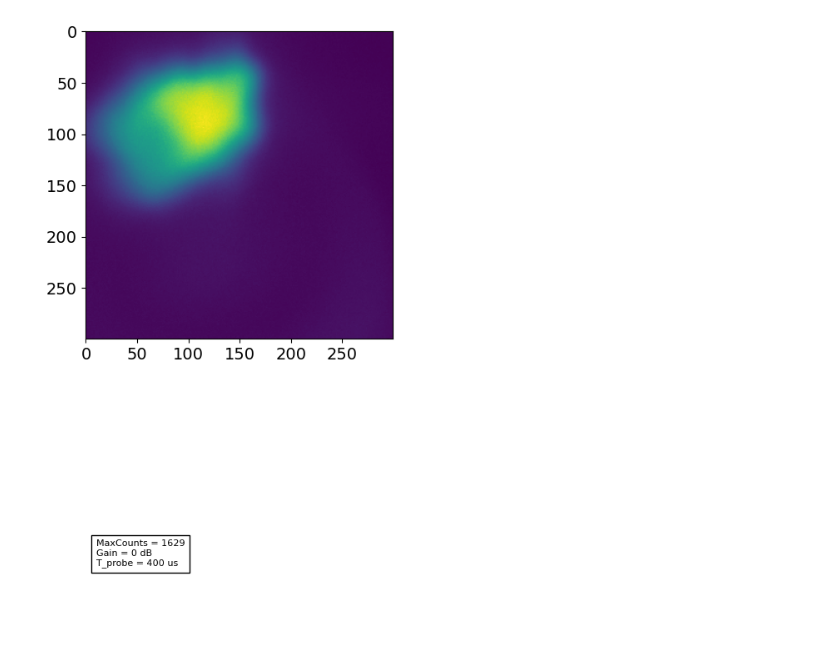
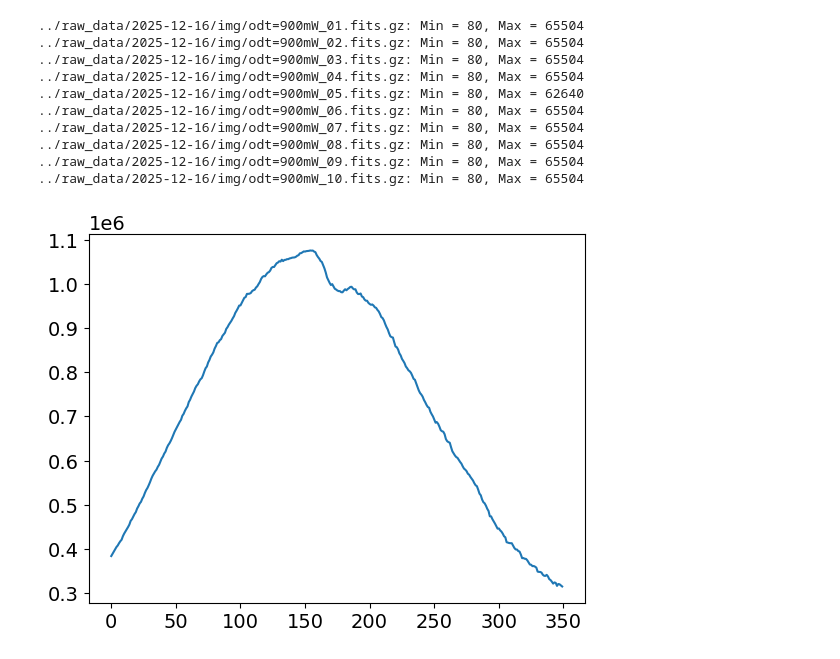
Before and after one commit to Leonardo-Razzai/mot4Lab, a Jupyter notebook: Analysis/analysis_single_img.ipynb, the cells around one changed output. Drawn from its saved outputs; the diff is of its cells as text; code cells hidden in the pictures; blank space fills up the shorter version.

```diff
--- a/Analysis/analysis_single_img.ipynb
+++ b/Analysis/analysis_single_img.ipynb
@@ -2,9 +2,25 @@
 from TempAnalyzer import *
 # %%
 #img_bkg = Image('raw_data/2025-07-17/img/bkg_exp=300us.fits.gz')
-img =Image('../raw_data/2025-12-05/img/MOTtest_t_probe=400.fits.gz')
-img.select_roi(0, 300, 200, 500)
+int_tot_x_on = 0.
+for i in range(1, 11):
+    img =Image(f'../raw_data/2025-12-16/img/odt=900mW_{i:02d}.fits.gz')
+    img.select_roi(0, 450, 150, 500)
+    int_tot_x_on += img.row_sum
+
+int_tot_x_on /= 10
+
+plt.plot(int_tot_x_on)
+plt.show()
+# %% [output]
+../raw_data/2025-12-16/img/odt=900mW_01.fits.gz: Min = 80, Max = 65504
+../raw_data/2025-12-16/img/odt=900mW_02.fits.gz: Min = 80, Max = 65504
+../raw_data/2025-12-16/img/odt=900mW_03.fits.gz: Min = 80, Max = 65504
+../raw_data/2025-12-16/img/odt=900mW_04.fits.gz: Min = 80, Max = 65504
+../raw_data/2025-12-16/img/odt=900mW_05.fits.gz: Min = 80, Max = 62640
+../raw_data/2025-12-16/img/odt=900mW_06.fits.gz: Min = 80, Max = 65504
+../raw_data/2025-12-16/img/odt=900mW_07.fits.gz: Min = 80, Max = 65504
+../raw_data/2025-12-16/img/odt=900mW_08.fits.gz: Min = 80, Max = 65504
+../raw_data/2025-12-16/img/odt=900mW_09.fits.gz: Min = 80, Max = 65504
+../raw_data/2025-12-16/img/odt=900mW_10.fits.gz: Min = 80, Max = 65504
+[figure, added]
-# %%
-img.show_img()
-# %% [output]
-[figure, removed]
```
Also changed, not shown: parts of 5 cells of this notebook, 2 other files.
